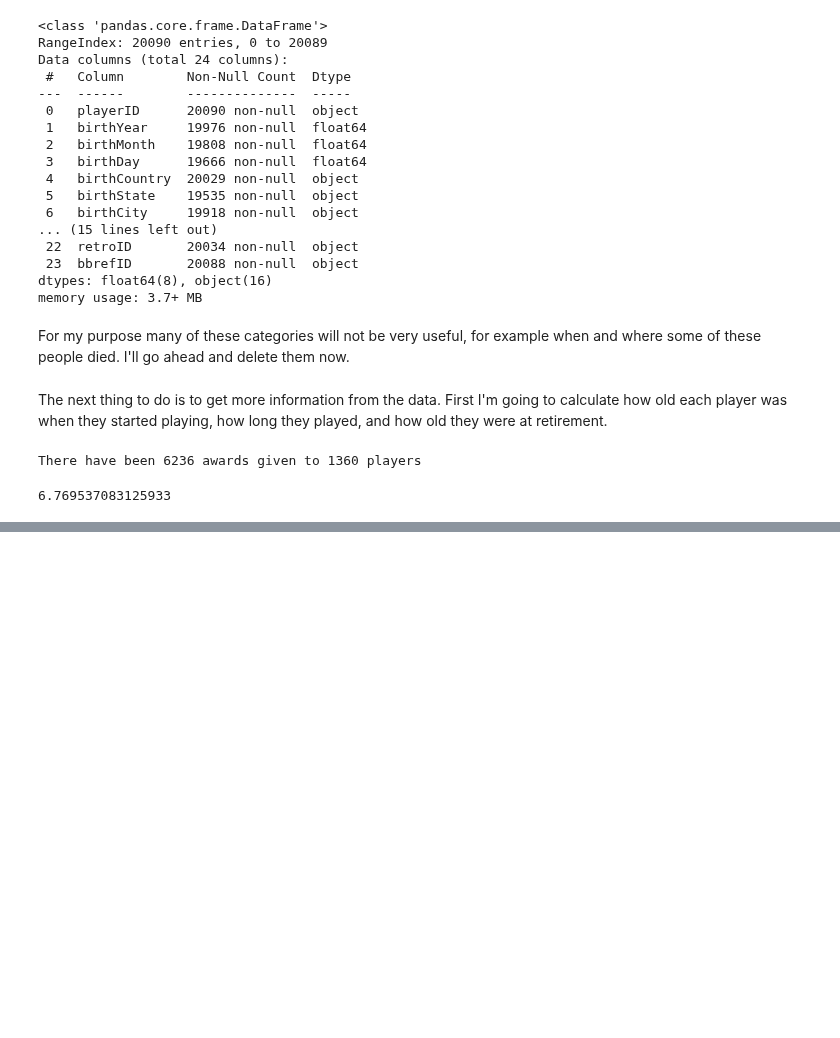
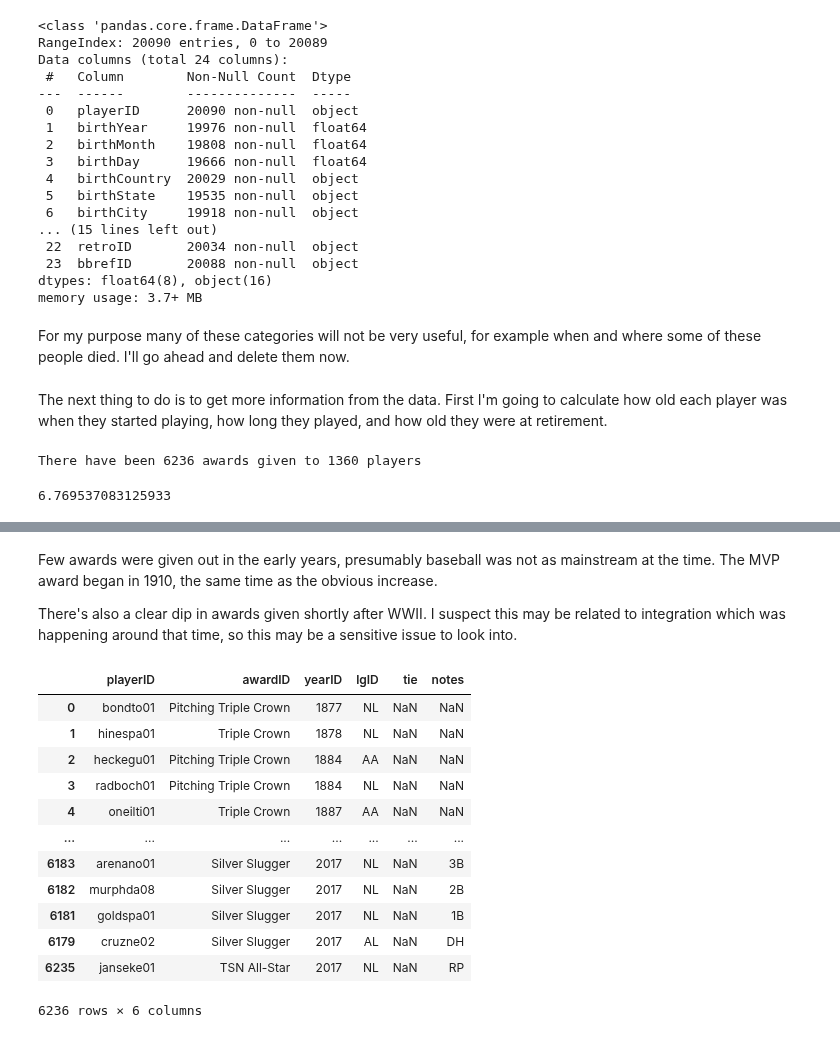
Before and after one commit to aradaha/Baseball-Stats-Project, a Jupyter notebook: Capstone.ipynb, the cells around one changed output, grey strips where cells are left out. Saved outputs shown, nothing was run; the diff lists cells and outputs as text; code cells hidden in the pictures; blank space fills up the shorter version.

```diff
--- a/Capstone.ipynb
+++ b/Capstone.ipynb
@@ -181,0 +194,20 @@ There have been 6236 awards given to 1360 players
+# %% [markdown]
+Few awards were given out in the early years, presumably baseball was not as mainstream at the time. The MVP award began in 1910, the same time as the obvious increase.
+
+There's also a clear dip in awards given shortly after WWII. I suspect this may be related to integration which was happening around that time, so this may be a sensitive issue to look into.
+# %%
+AwardsPlayers.sort_values(by='yearID')
+# %% [output]
+|  | playerID | awardID | yearID | lgID | tie | notes |
+| 0 | bondto01 | Pitching Triple Crown | 1877 | NL | NaN | NaN |
+| 1 | hinespa01 | Triple Crown | 1878 | NL | NaN | NaN |
+| 2 | heckegu01 | Pitching Triple Crown | 1884 | AA | NaN | NaN |
+| 3 | radboch01 | Pitching Triple Crown | 1884 | NL | NaN | NaN |
+| 4 | oneilti01 | Triple Crown | 1887 | AA | NaN | NaN |
+| ... | ... | ... | ... | ... | ... | ... |
+| 6183 | arenano01 | Silver Slugger | 2017 | NL | NaN | 3B |
+| 6182 | murphda08 | Silver Slugger | 2017 | NL | NaN | 2B |
+| 6181 | goldspa01 | Silver Slugger | 2017 | NL | NaN | 1B |
+| 6179 | cruzne02 | Silver Slugger | 2017 | AL | NaN | DH |
+| 6235 | janseke01 | TSN All-Star | 2017 | NL | NaN | RP |
+6236 rows × 6 columns
```
Also changed, not shown: parts of 9 cells of this notebook.
